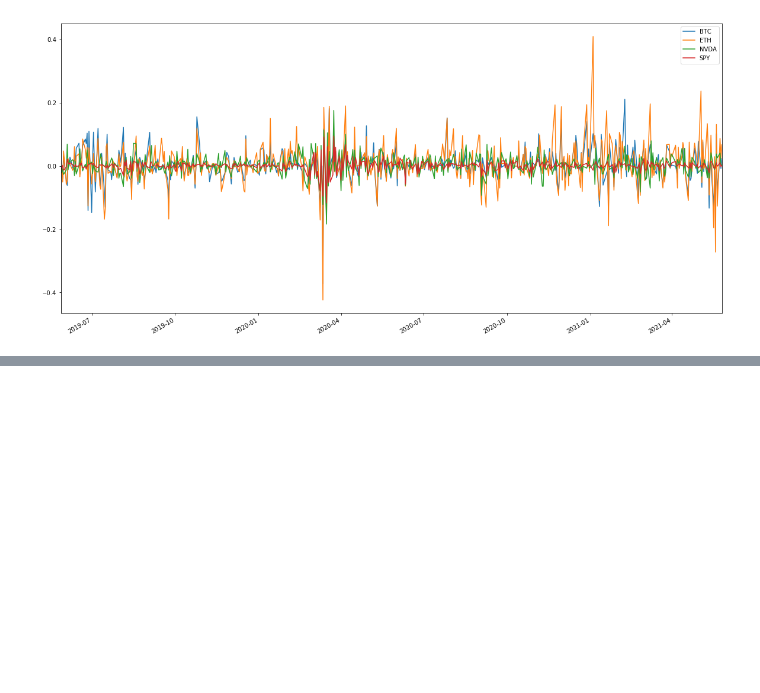
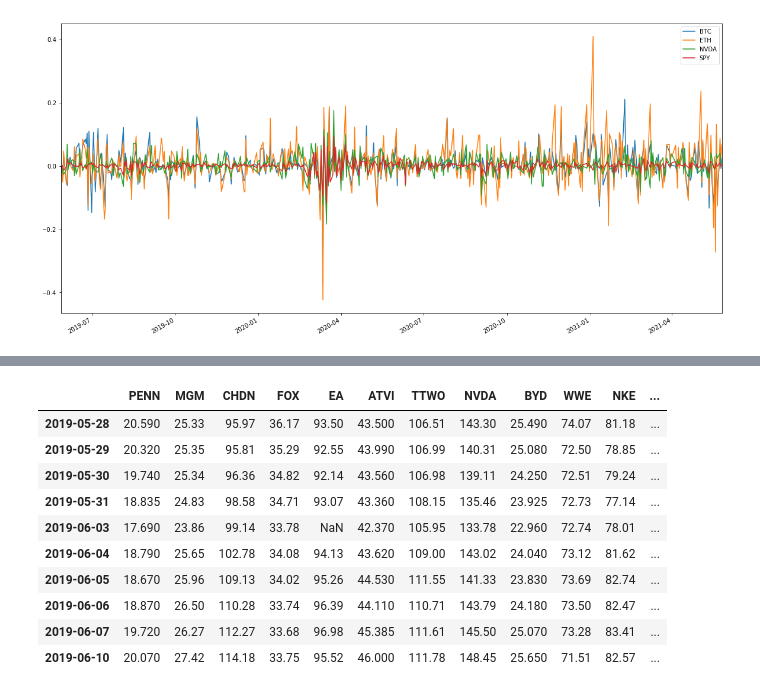
Before and after one commit to niallpwright/group2, a Jupyter notebook: project1dataanalysis.ipynb, the cells around one changed output, grey strips where cells are left out. Cells and saved outputs as stored; diff of their text form; code cells hidden in the pictures; blank space fills up the shorter version.

```diff
--- a/project1dataanalysis.ipynb
+++ b/project1dataanalysis.ipynb
@@ -834,0 +868,30 @@ test.plot(figsize=(20,10))
+# %%
+performance_price = pd.DataFrame()
+performance_price['PENN'] = performance['PENN']['close']
+performance_price['MGM'] = performance['MGM']['close']
+performance_price['CHDN'] = performance['CHDN']['close']
+performance_price['FOX'] = performance['FOX']['close']
+performance_price['EA'] = performance['EA']['close']
+performance_price['ATVI'] = performance['ATVI']['close']
+performance_price['TTWO'] = performance['TTWO']['close']
+performance_price['NVDA'] = performance['NVDA']['close']
+performance_price['BYD'] = performance['BYD']['close']
+performance_price['WWE'] = performance['WWE']['close']
+performance_price['NKE'] = performance['NKE']['close']
+performance_price['SPY'] = performance['SPY']['close']
+
+
+performance_price.index = performance_price.index.date
+performance_price.head(10)
+# %% [output]
+|  | PENN | MGM | CHDN | FOX | EA | ATVI | TTWO | NVDA | BYD | WWE | NKE | ... |
+| 2019-05-28 | 20.590 | 25.33 | 95.97 | 36.17 | 93.50 | 43.500 | 106.51 | 143.30 | 25.490 | 74.07 | 81.18 | ... |
+| 2019-05-29 | 20.320 | 25.35 | 95.81 | 35.29 | 92.55 | 43.990 | 106.99 | 140.31 | 25.080 | 72.50 | 78.85 | ... |
+| 2019-05-30 | 19.740 | 25.34 | 96.36 | 34.82 | 92.14 | 43.560 | 106.98 | 139.11 | 24.250 | 72.51 | 79.24 | ... |
+| 2019-05-31 | 18.835 | 24.83 | 98.58 | 34.71 | 93.07 | 43.360 | 108.15 | 135.46 | 23.925 | 72.73 | 77.14 | ... |
+| 2019-06-03 | 17.690 | 23.86 | 99.14 | 33.78 | NaN | 42.370 | 105.95 | 133.78 | 22.960 | 72.74 | 78.01 | ... |
+| 2019-06-04 | 18.790 | 25.65 | 102.78 | 34.08 | 94.13 | 43.620 | 109.00 | 143.02 | 24.040 | 73.12 | 81.62 | ... |
+| 2019-06-05 | 18.670 | 25.96 | 109.13 | 34.02 | 95.26 | 44.530 | 111.55 | 141.33 | 23.830 | 73.69 | 82.74 | ... |
+| 2019-06-06 | 18.870 | 26.50 | 110.28 | 33.74 | 96.39 | 44.110 | 110.71 | 143.79 | 24.180 | 73.50 | 82.47 | ... |
+| 2019-06-07 | 19.720 | 26.27 | 112.27 | 33.68 | 96.98 | 45.385 | 111.61 | 145.50 | 25.070 | 73.28 | 83.41 | ... |
+| 2019-06-10 | 20.070 | 27.42 | 114.18 | 33.75 | 95.52 | 46.000 | 111.78 | 148.45 | 25.650 | 71.51 | 82.57 | ... |
```
Also changed, not shown: parts of 9 cells of this notebook.
